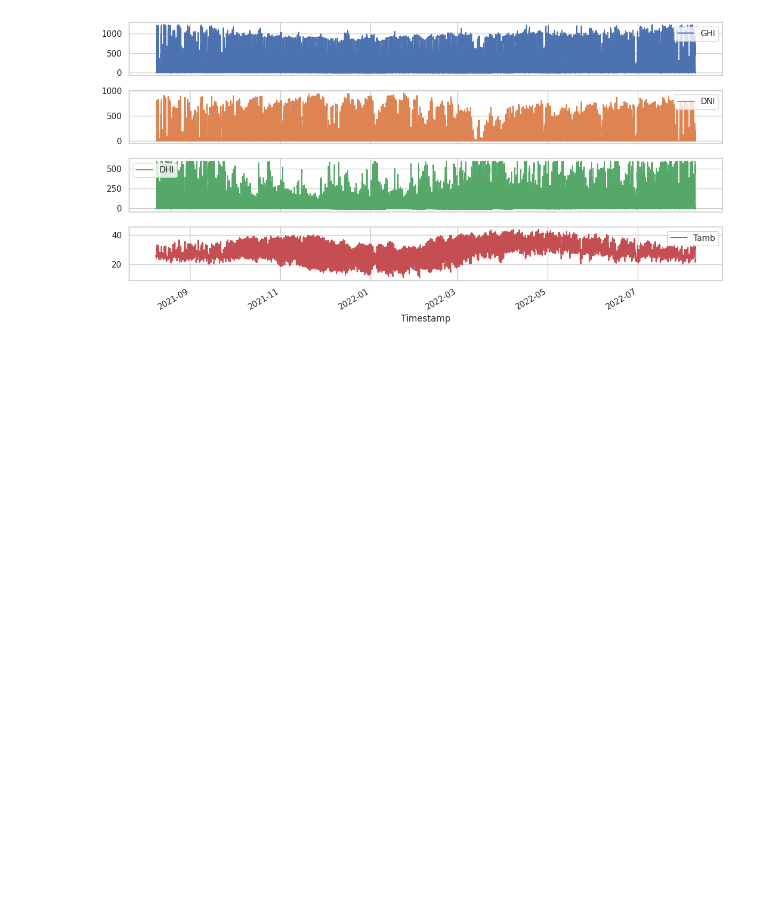
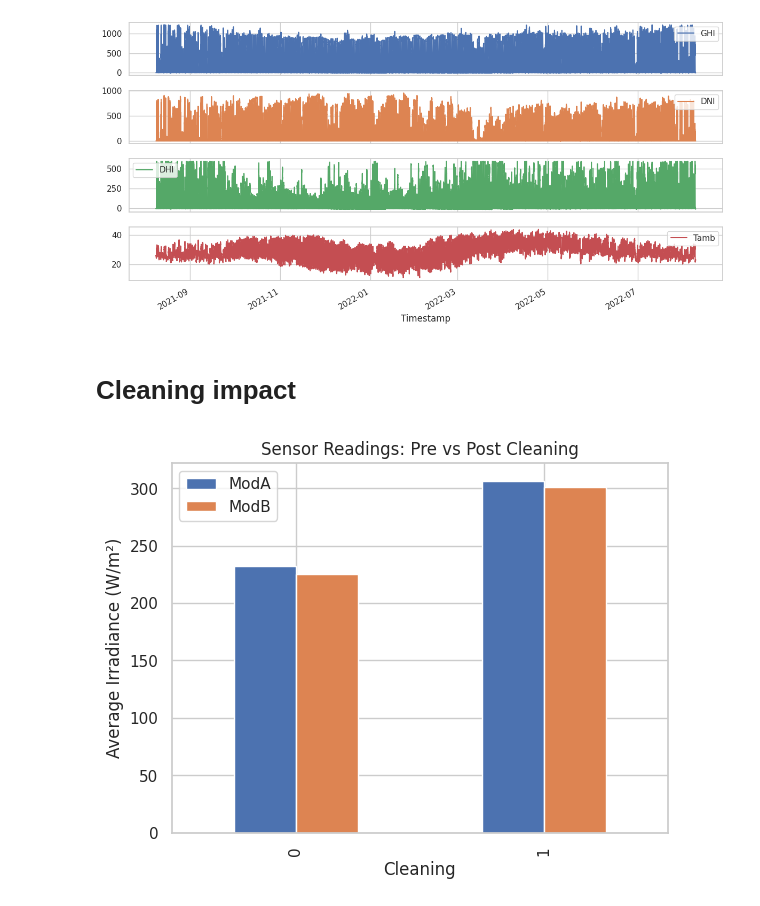
Before and after one commit to yoseph-zemede/solar-challenge-week1, a Jupyter notebook: notebooks/benin_eda.ipynb, the cells around one changed output. Drawn from its saved outputs; the diff is of its cells as text; code cells hidden in the pictures; blank space fills up the shorter version.

Commit message:
feat: analyzed sensor cleaning impact on ModA/ModB

```diff
--- a/notebooks/benin_eda.ipynb
+++ b/notebooks/benin_eda.ipynb
@@ -98,3 +98,12 @@ plt.tight_layout()
 plt.show()
 # %% [output]
 [figure]
+# %% [markdown]
+# Cleaning impact
+# %%
+df_clean.groupby('Cleaning')[['ModA', 'ModB']].mean().plot(kind='bar')
+plt.title('Sensor Readings: Pre vs Post Cleaning')
+plt.ylabel('Average Irradiance (W/m²)')
+plt.show()
+# %% [output]
+[figure, added]
```
